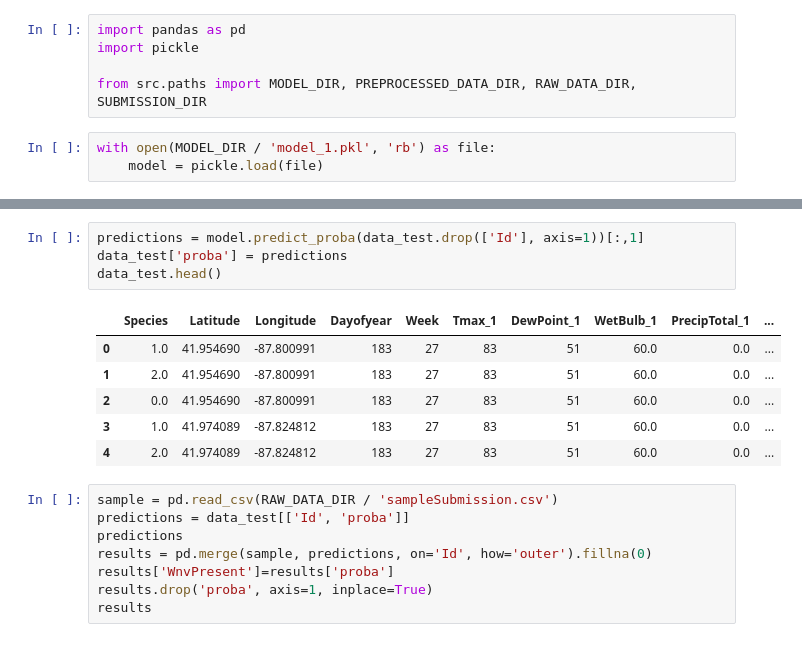
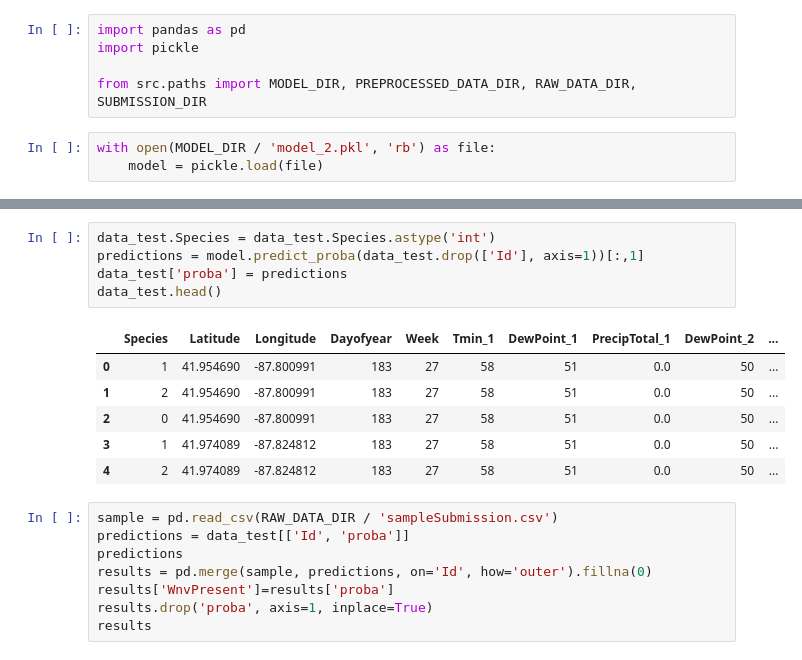
Before and after one commit to AgaZgo/west_nile_virus_prediction, a Jupyter notebook: notebooks/5. Evaluation.ipynb, the cells around one changed output, grey strips where cells are left out. Saved outputs shown, nothing was run; the diff lists cells and outputs as text.

```diff
--- a/notebooks/5. Evaluation.ipynb
+++ b/notebooks/5. Evaluation.ipynb
@@ -7,7 +7,7 @@ import pickle
 
 from src.paths import MODEL_DIR, PREPROCESSED_DATA_DIR, RAW_DATA_DIR, SUBMISSION_DIR
 # %%
-with open(MODEL_DIR / 'model_1.pkl', 'rb') as file:
+with open(MODEL_DIR / 'model_2.pkl', 'rb') as file:
     model = pickle.load(file)
 # %%
 data_test = pd.read_pickle(PREPROCESSED_DATA_DIR / 'data_test.pkl')
@@ -22,14 +22,15 @@ data_test.head()
 # %%
+data_test.Species = data_test.Species.astype('int')
 predictions = model.predict_proba(data_test.drop(['Id'], axis=1))[:,1]
 data_test['proba'] = predictions
 data_test.head()
 # %% [output]
-|  | Species | Latitude | Longitude | Dayofyear | Week | Tmax_1 | DewPoint_1 | WetBulb_1 | PrecipTotal_1 | ... |
-| 0 | 1.0 | 41.954690 | -87.800991 | 183 | 27 | 83 | 51 | 60.0 | 0.0 | ... |
-| 1 | 2.0 | 41.954690 | -87.800991 | 183 | 27 | 83 | 51 | 60.0 | 0.0 | ... |
-| 2 | 0.0 | 41.954690 | -87.800991 | 183 | 27 | 83 | 51 | 60.0 | 0.0 | ... |
-| 3 | 1.0 | 41.974089 | -87.824812 | 183 | 27 | 83 | 51 | 60.0 | 0.0 | ... |
-| 4 | 2.0 | 41.974089 | -87.824812 | 183 | 27 | 83 | 51 | 60.0 | 0.0 | ... |
+|  | Species | Latitude | Longitude | Dayofyear | Week | Tmin_1 | DewPoint_1 | PrecipTotal_1 | DewPoint_2 | ... |
+| 0 | 1 | 41.954690 | -87.800991 | 183 | 27 | 58 | 51 | 0.0 | 50 | ... |
+| 1 | 2 | 41.954690 | -87.800991 | 183 | 27 | 58 | 51 | 0.0 | 50 | ... |
+| 2 | 0 | 41.954690 | -87.800991 | 183 | 27 | 58 | 51 | 0.0 | 50 | ... |
+| 3 | 1 | 41.974089 | -87.824812 | 183 | 27 | 58 | 51 | 0.0 | 50 | ... |
+| 4 | 2 | 41.974089 | -87.824812 | 183 | 27 | 58 | 51 | 0.0 | 50 | ... |
 # %%
 sample = pd.read_csv(RAW_DATA_DIR / 'sampleSubmission.csv')
 predictions = data_test[['Id', 'proba']]
```
Also changed, not shown: parts of 3 cells of this notebook, 5 other files.
